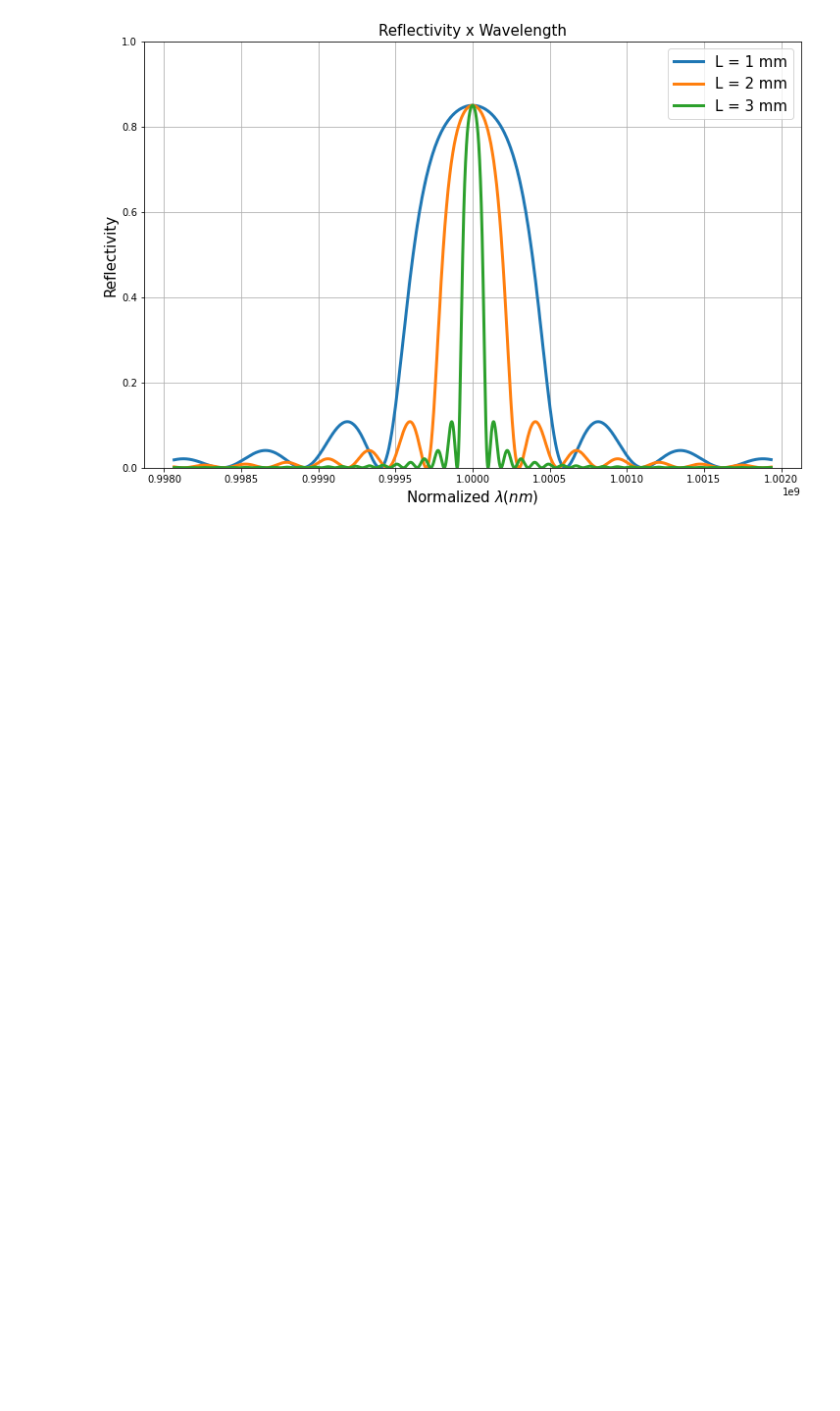
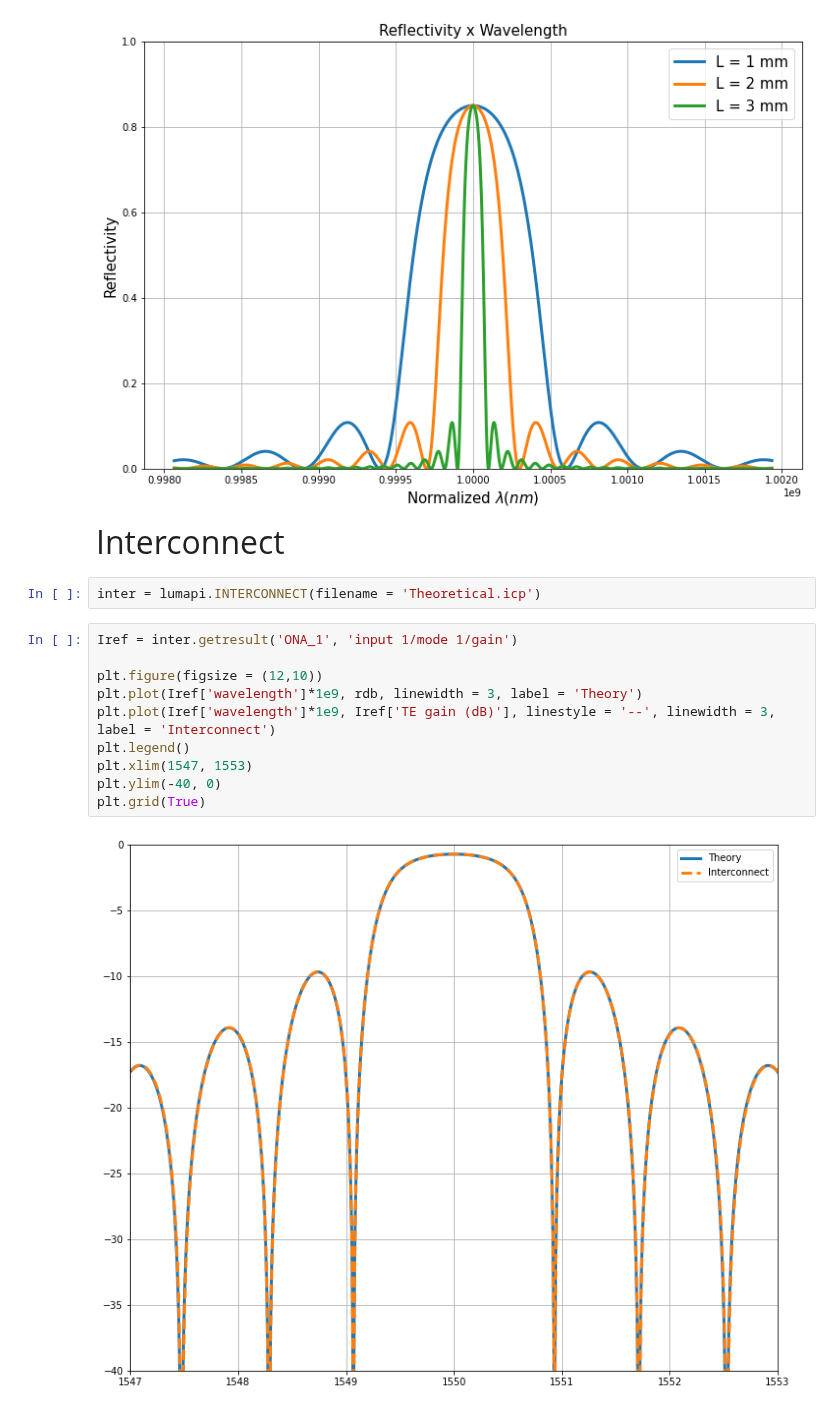
Before and after one commit to AndreyPaiva/Photonics, a Jupyter notebook: Braggs Grating/simulation/python/Theoretical calculations.ipynb, the cells around one changed output. Drawn from its saved outputs; the diff is of its cells as text; blank space fills up the shorter version.

```diff
--- a/Braggs Grating/simulation/python/Theoretical calculations.ipynb
+++ b/Braggs Grating/simulation/python/Theoretical calculations.ipynb
@@ -77,3 +77,19 @@ plt.ylim(0, 1)
 plt.grid(True)
 # %% [output]
 [figure]
+# %% [markdown]
+<font size = 6>Interconnect
+# %%
+inter = lumapi.INTERCONNECT(filename = 'Theoretical.icp')
+# %%
+Iref = inter.getresult('ONA_1', 'input 1/mode 1/gain')
+
+plt.figure(figsize = (12,10))
+plt.plot(Iref['wavelength']*1e9, rdb, linewidth = 3, label = 'Theory')
+plt.plot(Iref['wavelength']*1e9, Iref['TE gain (dB)'], linestyle = '--', linewidth = 3, label = 'Interconnect')
+plt.legend()
+plt.xlim(1547, 1553)
+plt.ylim(-40, 0)
+plt.grid(True)
+# %% [output]
+[figure, added]
```
Also changed, not shown: parts of 1 cell of this notebook, 2 other files.
